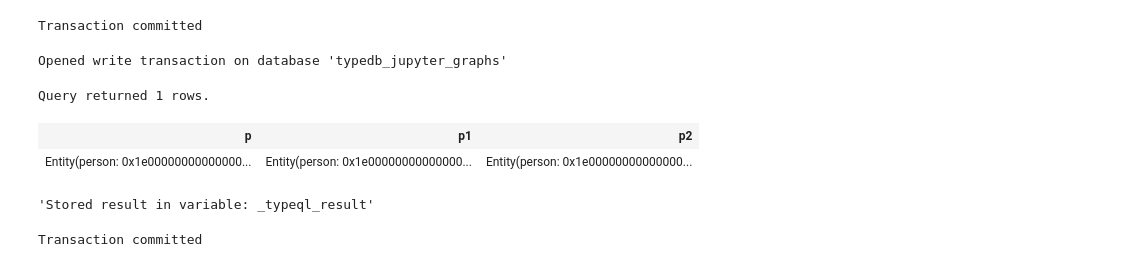
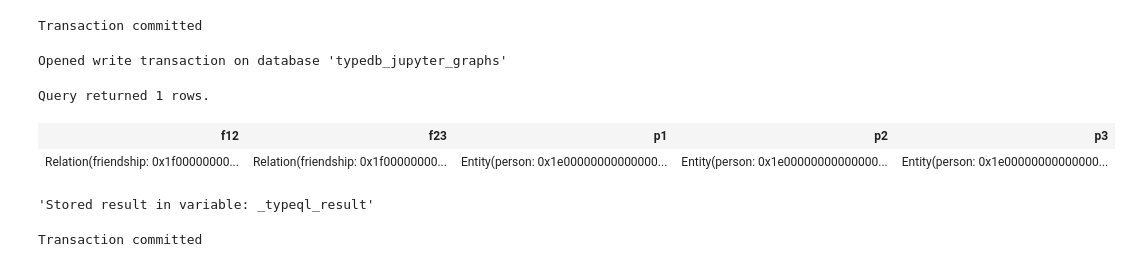
Before and after one commit to typedb-osi/typedb-jupyter, a Jupyter notebook: src/graphs.ipynb, the cells around one changed output. Drawn from its saved outputs; the diff is of its cells as text; code cells hidden in the pictures.

Commit message:
Set of bugfixes for links

```diff
--- a/src/graphs.ipynb
+++ b/src/graphs.ipynb
@@ -32,14 +33,16 @@ Opened write transaction on database 'typedb_jupyter_graphs'
 # %%
 %%typeql
 
 insert
-$p isa person, has name "John";
-$p1 isa person, has name "James";
-$p2 isa person, has name "James", has name "Jimmy";
+$p1 isa person, has name "John";
+$p2 isa person, has name "James";
+$p3 isa person, has name "James", has name "Jimmy";
+$f12 isa friendship, links (friend: $p1, friend: $p2);
+$f23 isa friendship, links (friend: $p2, friend: $p3);
 # %% [output]
 Query returned 1 rows.
-| p | p1 | p2 |
-| Entity(person: 0x1e00000000000000... | Entity(person: 0x1e00000000000000... | Entity(person: 0x1e00000000000000... |
+| f12 | f23 | p1 | p2 | p3 |
+| Relation(friendship: 0x1f00000000... | Relation(friendship: 0x1f00000000... | Entity(person: 0x1e00000000000000... | Entity(person: 0x1e00000000000000... | Entity(person: 0x1e00000000000000... |
 'Stored result in variable: _typeql_result'
 # %%
 %typedb transaction commit
```
Also changed, not shown: parts of 10 cells of this notebook, 2 other files.
